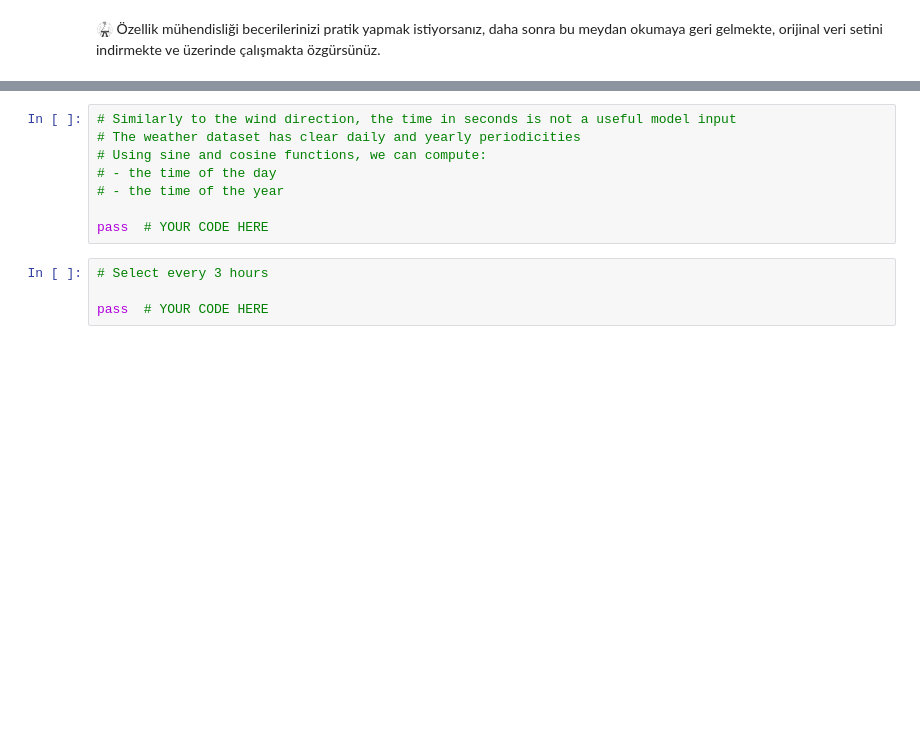
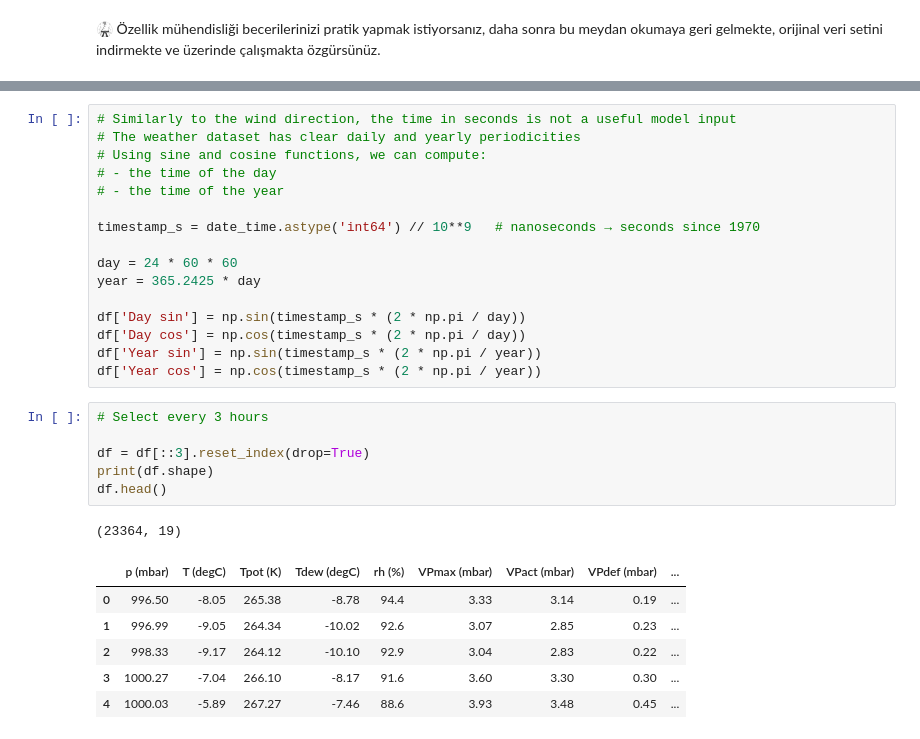
Before and after one commit to adilpoyrazaka/S18D5-S-data-temperature-prediction, a Jupyter notebook: weather_temperature.ipynb, the cells around one changed output, grey strips where cells are left out. Cells and saved outputs as stored; diff of their text form; blank space fills up the shorter version.

```diff
--- a/weather_temperature.ipynb
+++ b/weather_temperature.ipynb
@@ -1130,8 +1191,26 @@ plt.show()
 # - the time of the day
 # - the time of the year
 
-pass  # YOUR CODE HERE
+timestamp_s = date_time.astype('int64') // 10**9   # nanoseconds → seconds since 1970
+
+day = 24 * 60 * 60
+year = 365.2425 * day
+
+df['Day sin'] = np.sin(timestamp_s * (2 * np.pi / day))
+df['Day cos'] = np.cos(timestamp_s * (2 * np.pi / day))
+df['Year sin'] = np.sin(timestamp_s * (2 * np.pi / year))
+df['Year cos'] = np.cos(timestamp_s * (2 * np.pi / year))
-# %%
-# Select every 3 hours
-
-pass  # YOUR CODE HERE
+# %%
+# Select every 3 hours
+
+df = df[::3].reset_index(drop=True)
+print(df.shape)
+df.head()
+# %% [output]
+(23364, 19)
+|  | p (mbar) | T (degC) | Tpot (K) | Tdew (degC) | rh (%) | VPmax (mbar) | VPact (mbar) | VPdef (mbar) | ... |
+| 0 | 996.50 | -8.05 | 265.38 | -8.78 | 94.4 | 3.33 | 3.14 | 0.19 | ... |
+| 1 | 996.99 | -9.05 | 264.34 | -10.02 | 92.6 | 3.07 | 2.85 | 0.23 | ... |
+| 2 | 998.33 | -9.17 | 264.12 | -10.10 | 92.9 | 3.04 | 2.83 | 0.22 | ... |
+| 3 | 1000.27 | -7.04 | 266.10 | -8.17 | 91.6 | 3.60 | 3.30 | 0.30 | ... |
+| 4 | 1000.03 | -5.89 | 267.27 | -7.46 | 88.6 | 3.93 | 3.48 | 0.45 | ... |
```
Also changed, not shown: parts of 7 cells of this notebook.
